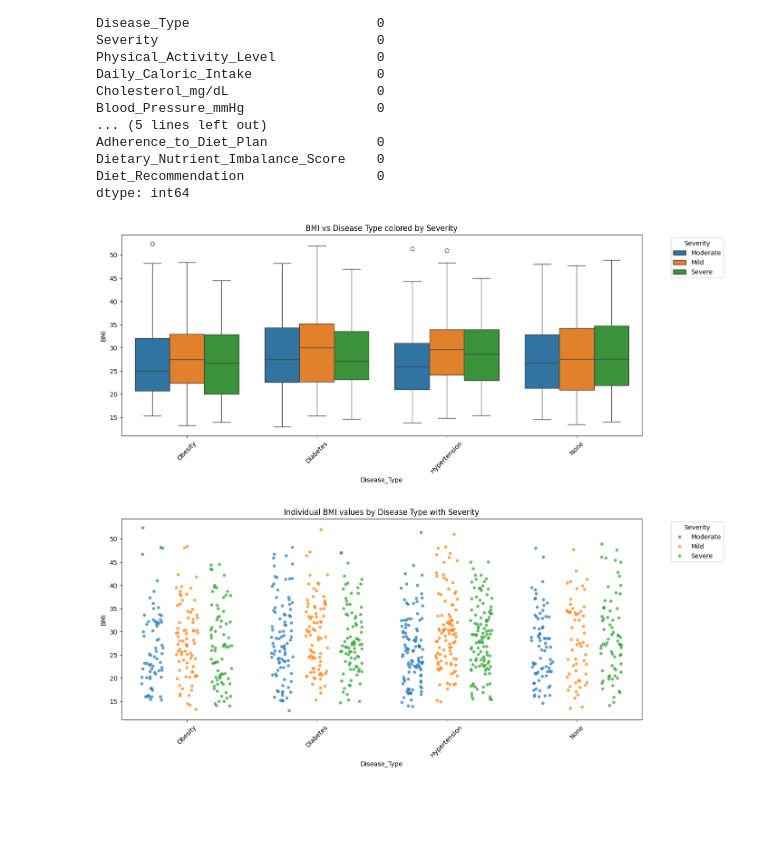
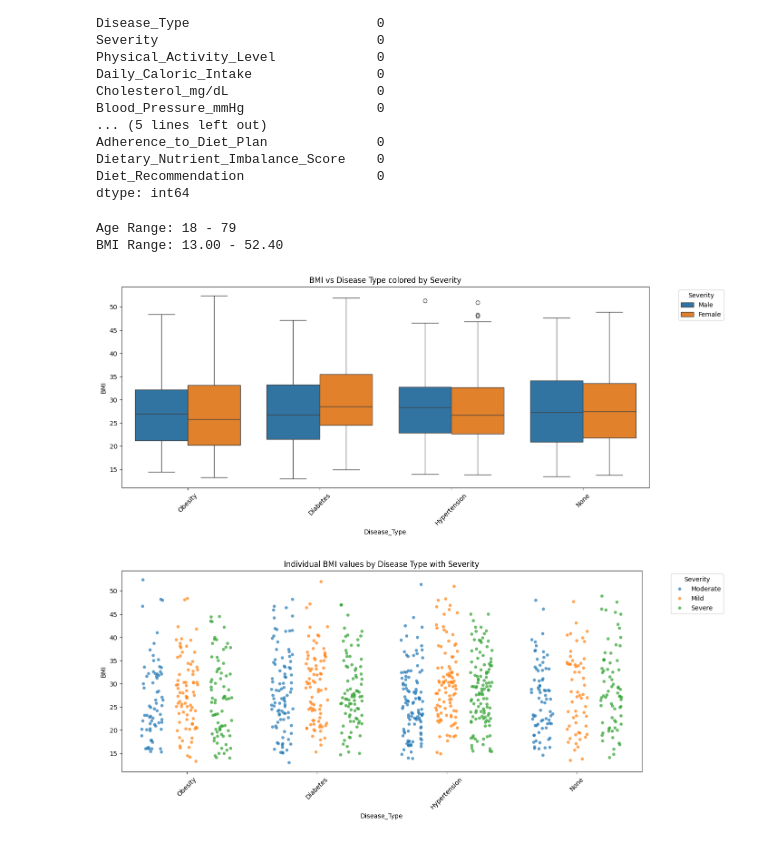
Before and after one commit to mmaisa1/Diet_Rec_System, a Jupyter notebook: DataSetEvaluation.ipynb, the cells around one changed output. Drawn from its saved outputs; the diff is of its cells as text; code cells hidden in the pictures; blank space fills up the shorter version.

```diff
--- a/DataSetEvaluation.ipynb
+++ b/DataSetEvaluation.ipynb
@@ -76,19 +76,33 @@ Adherence_to_Diet_Plan              0
 Dietary_Nutrient_Imbalance_Score    0
 Diet_Recommendation                 0
 dtype: int64
+# %%
+# Age range
+age_min = df['Age'].min()
+age_max = df['Age'].max()
+
+# BMI range
+bmi_min = df['BMI'].min()
+bmi_max = df['BMI'].max()
+
+print(f"Age Range: {age_min} - {age_max}")
+print(f"BMI Range: {bmi_min:.2f} - {bmi_max:.2f}")
+# %% [output]
+Age Range: 18 - 79
+BMI Range: 13.00 - 52.40
 # %%
 import seaborn as sns
 import matplotlib.pyplot as plt
 
 plt.figure(figsize=(14, 6))
-sns.boxplot(data=df, x='Disease_Type', y='BMI', hue='Severity')
+sns.boxplot(data=df, x='Disease_Type', y='BMI', hue='Gender')
 plt.title("BMI vs Disease Type colored by Severity")
 plt.xticks(rotation=45)
 plt.legend(title='Severity', bbox_to_anchor=(1.05, 1), loc='upper left')
 plt.tight_layout()
 plt.show()
 # %% [output]
-[figure, old version]
+[figure, new version]
 # %%
 plt.figure(figsize=(14, 6))
 sns.stripplot(data=df, x='Disease_Type', y='BMI', hue='Severity', dodge=True, jitter=0.25, alpha=0.7)
```
Also changed, not shown: 1 other file.
